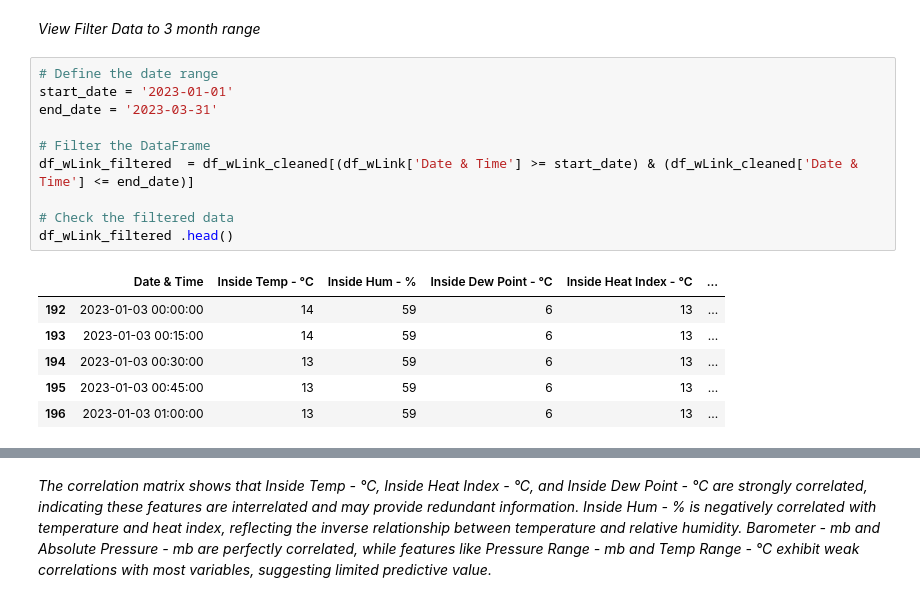
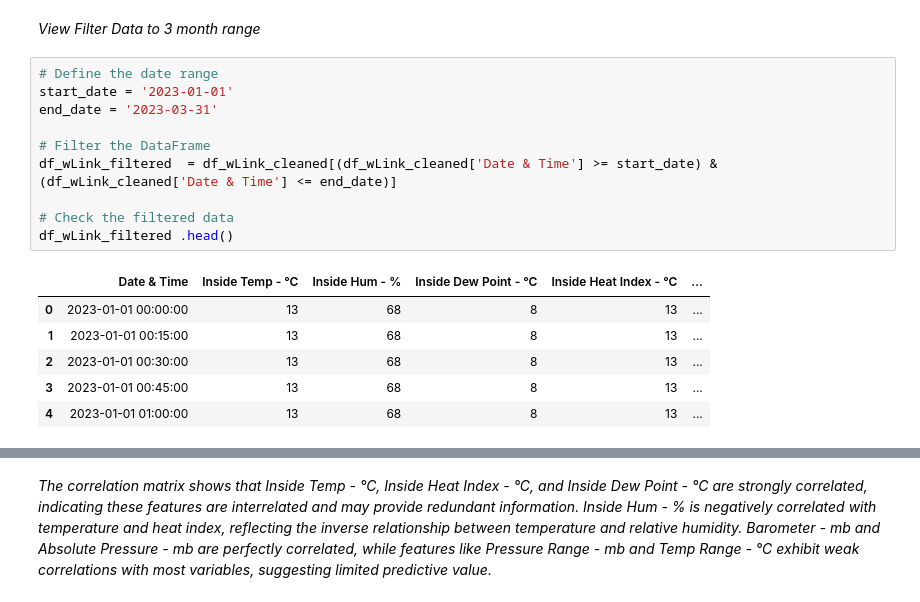
Before and after one commit to oxayavongsa/aai-530-iot, a Jupyter notebook: EDA2.ipynb, the cells around one changed output, grey strips where cells are left out. Cells and saved outputs as stored; diff of their text form.

```diff
--- a/EDA2.ipynb
+++ b/EDA2.ipynb
@@ -845,20 +849,20 @@ plt.show()
 # %%
 # Define the date range
 start_date = '2023-01-01'
 end_date = '2023-03-31'
 
 # Filter the DataFrame
-df_wLink_filtered  = df_wLink_cleaned[(df_wLink['Date & Time'] >= start_date) & (df_wLink_cleaned['Date & Time'] <= end_date)]
+df_wLink_filtered  = df_wLink_cleaned[(df_wLink_cleaned['Date & Time'] >= start_date) & (df_wLink_cleaned['Date & Time'] <= end_date)]
 
 # Check the filtered data
 df_wLink_filtered .head()
 # %% [output]
 |  | Date & Time | Inside Temp - °C | Inside Hum - % | Inside Dew Point - °C | Inside Heat Index - °C | ... |
-| 192 | 2023-01-03 00:00:00 | 14 | 59 | 6 | 13 | ... |
-| 193 | 2023-01-03 00:15:00 | 14 | 59 | 6 | 13 | ... |
-| 194 | 2023-01-03 00:30:00 | 13 | 59 | 6 | 13 | ... |
-| 195 | 2023-01-03 00:45:00 | 13 | 59 | 6 | 13 | ... |
-| 196 | 2023-01-03 01:00:00 | 13 | 59 | 6 | 13 | ... |
+| 0 | 2023-01-01 00:00:00 | 13 | 68 | 8 | 13 | ... |
+| 1 | 2023-01-01 00:15:00 | 13 | 68 | 8 | 13 | ... |
+| 2 | 2023-01-01 00:30:00 | 13 | 68 | 8 | 13 | ... |
+| 3 | 2023-01-01 00:45:00 | 13 | 68 | 8 | 13 | ... |
+| 4 | 2023-01-01 01:00:00 | 13 | 68 | 8 | 13 | ... |
 # %%
 # Create a figure with 6 subplots
 fig, axes = plt.subplots(6, 1, figsize=(10, 15))
```
Also changed, not shown: parts of 18 cells of this notebook.
